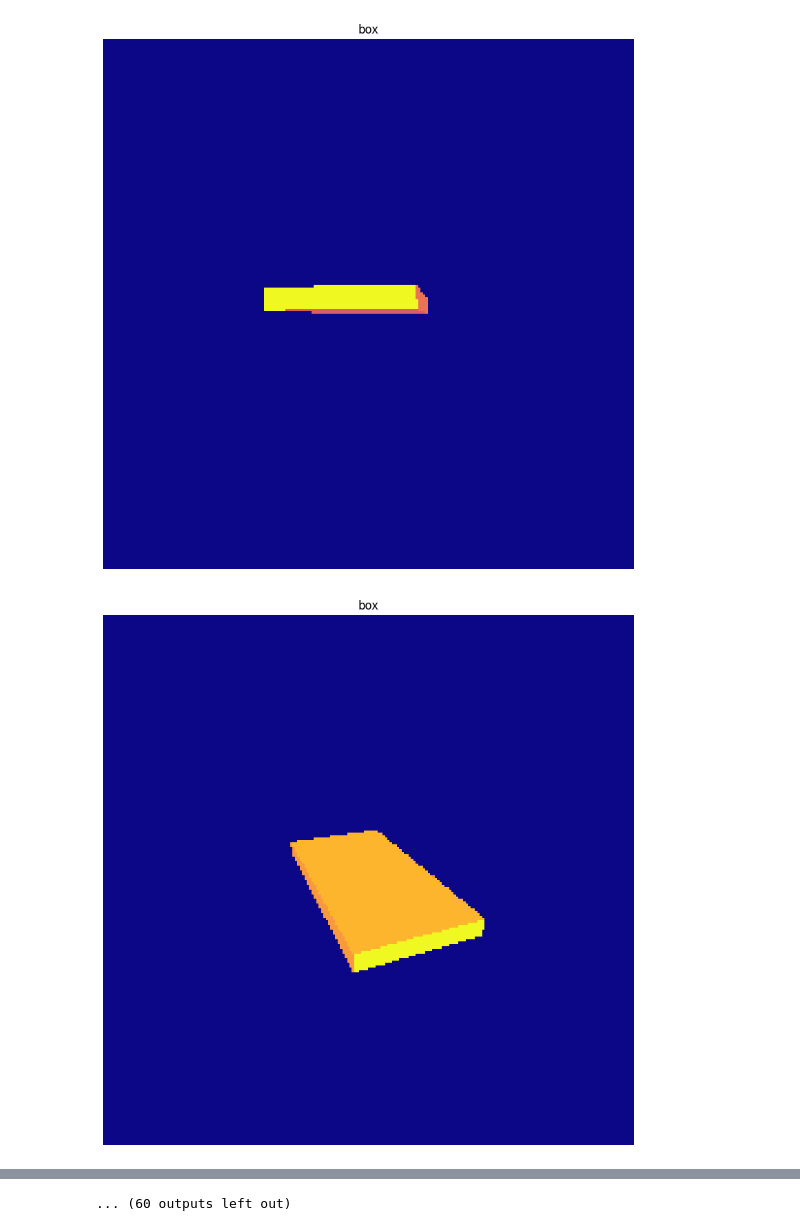
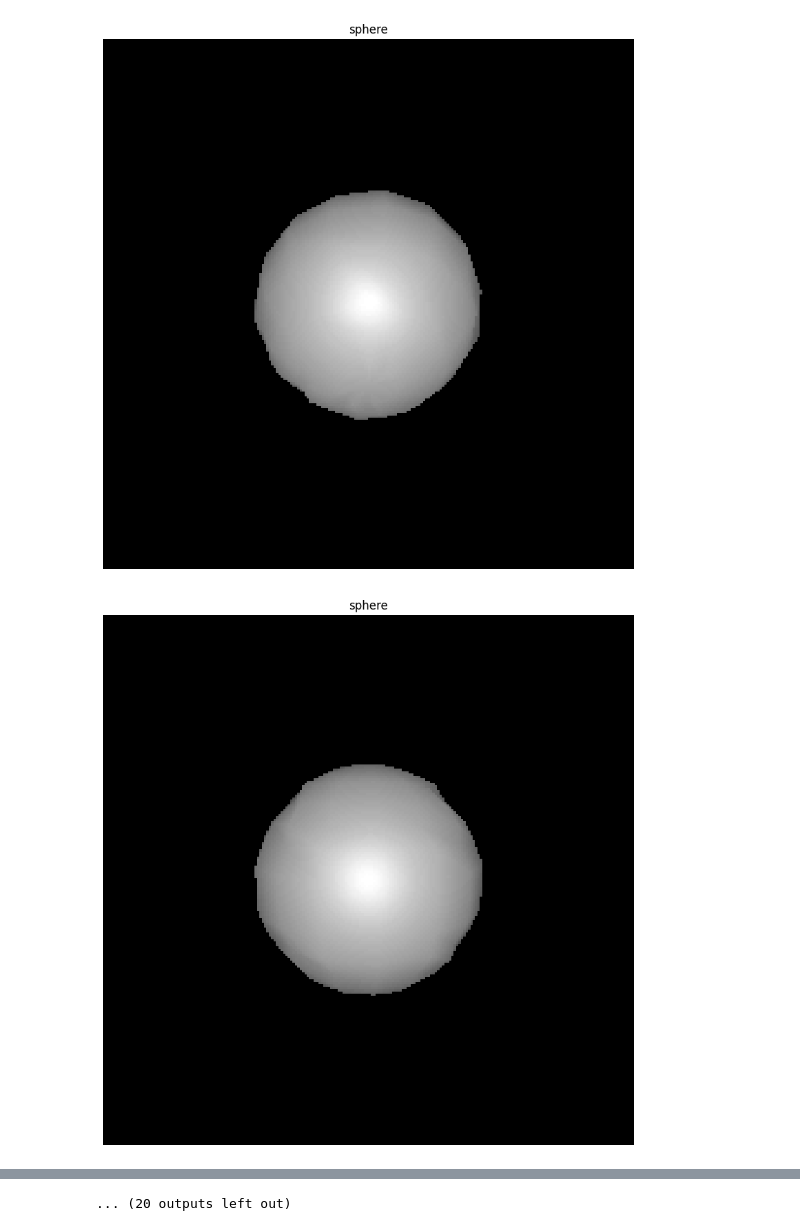
Before and after one commit to MichaelTheFear/VIS-3D-ZIP, a Jupyter notebook: geometry-classifier/check_photos.ipynb, the cells around one changed output, grey strips where cells are left out. Drawn from its saved outputs; the diff is of its cells as text; code cells hidden in the pictures.

```diff
--- a/geometry-classifier/check_photos.ipynb
+++ b/geometry-classifier/check_photos.ipynb
@@ -45,23 +45,24 @@ name_mapping = [
 # %%
 def show_objects(num:int):
     base_path = '/home/workspace/geometry-classifier/data/'
 
-    csv_test = base_path + f'photos_v2/photos_{num}.csv'
+    csv_test = base_path + f'photos_v3/photos_{num}.csv'
 
     df = pd.read_csv(csv_test)
 
     for i in range(1, 9):
         image = df.iloc[i+100, 2:].to_numpy()
         image = np.array(image, dtype=float).reshape(224,224)
         plt.figure(figsize=(20, 10))
-        plt.imshow(image, cmap='plasma')
+        plt.imshow(image, cmap='gray')
         plt.title(name_mapping[df.iloc[i+100,1]])
         plt.axis('off')
         plt.show()
 
-arr = [864, 704, 653, 612, 500, 20, 18, 9, 6 ]
+arr = [1, 6, 9, 18]
+#arr = [864, 704, 653, 612, 500, 20, 18, 9, 6 ]
 for i in arr:
     show_objects(i)
 # %% [output]
-[figure, old version]
+[figure, new version]
-[figure, old version]
+[figure, new version]
@@ -78 +79 @@ for i in arr:
-... (60 outputs left out)
+... (20 outputs left out)
```
Also changed, not shown: parts of 7 cells of this notebook, 8 other files.
